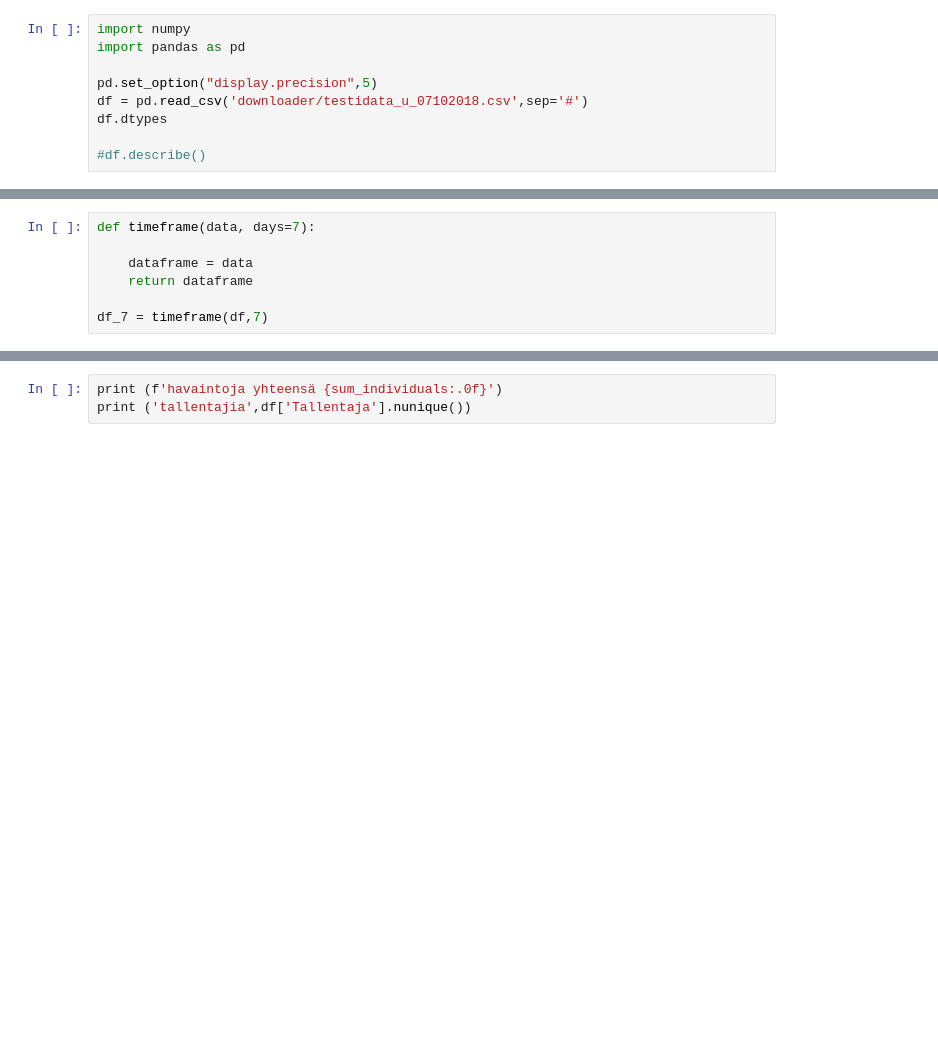
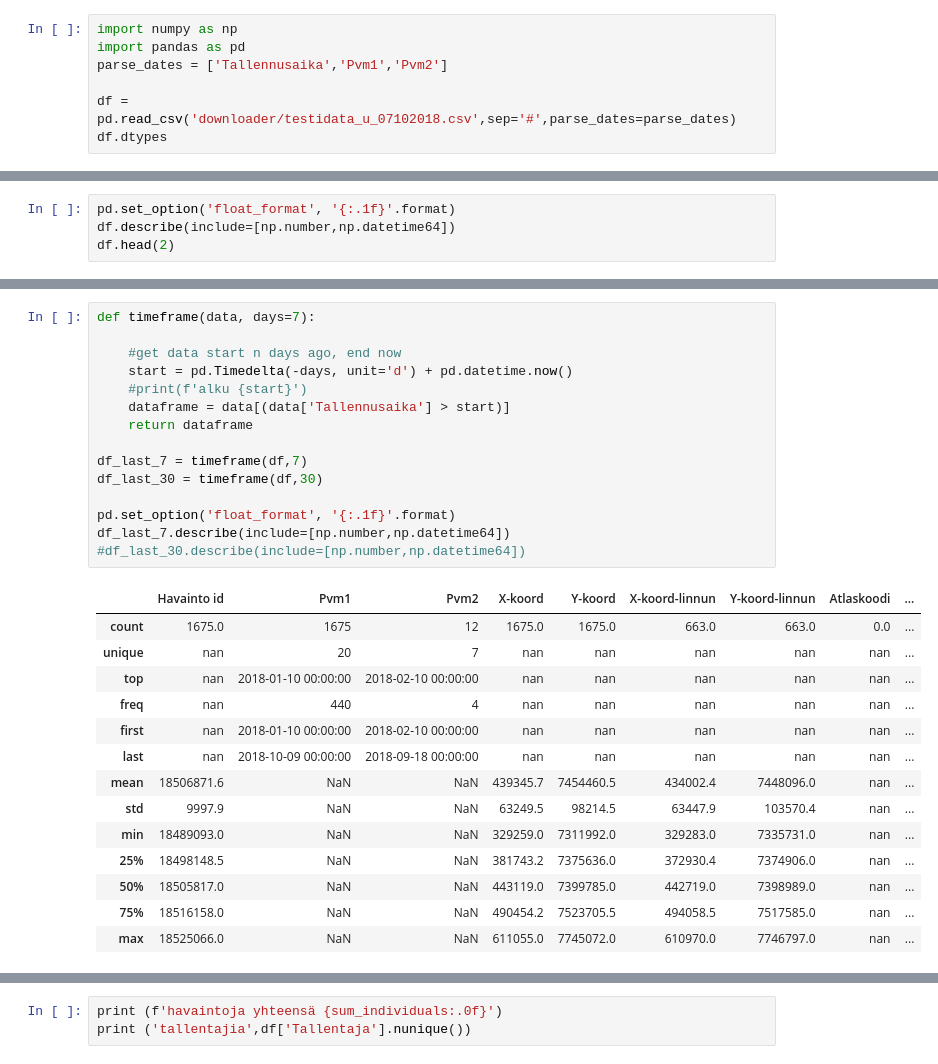
Before and after one commit to anttiruonakoski/tiira-report, a Jupyter notebook: tiira-raportti-notebook.ipynb, the cells around one changed output, grey strips where cells are left out. Saved outputs shown, nothing was run; the diff lists cells and outputs as text; blank space fills up the shorter version.

```diff
--- a/tiira-raportti-notebook.ipynb
+++ b/tiira-raportti-notebook.ipynb
@@ -1,10 +1,8 @@
 # %%
-import numpy
+import numpy as np
 import pandas as pd
+parse_dates = ['Tallennusaika','Pvm1','Pvm2']
 
-pd.set_option("display.precision",5)
-df = pd.read_csv('downloader/testidata_u_07102018.csv',sep='#')
+df = pd.read_csv('downloader/testidata_u_07102018.csv',sep='#',parse_dates=parse_dates)
 df.dtypes
-
-#df.describe()
 # %% [output]
@@ -27,8 +25,5 @@ rivejä                 int64
 dtype: object
-# %%
-def timeframe(data, days=7):
-
-    dataframe = data
-    return dataframe
-
-df_7 = timeframe(df,7)
+# %%
+pd.set_option('float_format', '{:.1f}'.format)
+df.describe(include=[np.number,np.datetime64])
+df.head(2)
@@ -35 +35,31 @@ df_7 = timeframe(df,7)
+# %%
+def timeframe(data, days=7):
+
+    #get data start n days ago, end now
+    start = pd.Timedelta(-days, unit='d') + pd.datetime.now()
+    #print(f'alku {start}')
+    dataframe = data[(data['Tallennusaika'] > start)]
+    return dataframe
+
+df_last_7 = timeframe(df,7)
+df_last_30 = timeframe(df,30)
+
+pd.set_option('float_format', '{:.1f}'.format)
+df_last_7.describe(include=[np.number,np.datetime64])
+#df_last_30.describe(include=[np.number,np.datetime64])
+# %% [output]
+|  | Havainto id | Pvm1 | Pvm2 | X-koord | Y-koord | X-koord-linnun | Y-koord-linnun | Atlaskoodi | ... |
+| count | 1675.0 | 1675 | 12 | 1675.0 | 1675.0 | 663.0 | 663.0 | 0.0 | ... |
+| unique | nan | 20 | 7 | nan | nan | nan | nan | nan | ... |
+| top | nan | 2018-01-10 00:00:00 | 2018-02-10 00:00:00 | nan | nan | nan | nan | nan | ... |
+| freq | nan | 440 | 4 | nan | nan | nan | nan | nan | ... |
+| first | nan | 2018-01-10 00:00:00 | 2018-02-10 00:00:00 | nan | nan | nan | nan | nan | ... |
+| last | nan | 2018-10-09 00:00:00 | 2018-09-18 00:00:00 | nan | nan | nan | nan | nan | ... |
+| mean | 18506871.6 | NaN | NaN | 439345.7 | 7454460.5 | 434002.4 | 7448096.0 | nan | ... |
+| std | 9997.9 | NaN | NaN | 63249.5 | 98214.5 | 63447.9 | 103570.4 | nan | ... |
+| min | 18489093.0 | NaN | NaN | 329259.0 | 7311992.0 | 329283.0 | 7335731.0 | nan | ... |
+| 25% | 18498148.5 | NaN | NaN | 381743.2 | 7375636.0 | 372930.4 | 7374906.0 | nan | ... |
+| 50% | 18505817.0 | NaN | NaN | 443119.0 | 7399785.0 | 442719.0 | 7398989.0 | nan | ... |
+| 75% | 18516158.0 | NaN | NaN | 490454.2 | 7523705.5 | 494058.5 | 7517585.0 | nan | ... |
+| max | 18525066.0 | NaN | NaN | 611055.0 | 7745072.0 | 610970.0 | 7746797.0 | nan | ... |
 # %%
```
Also changed, not shown: parts of 6 cells of this notebook.
